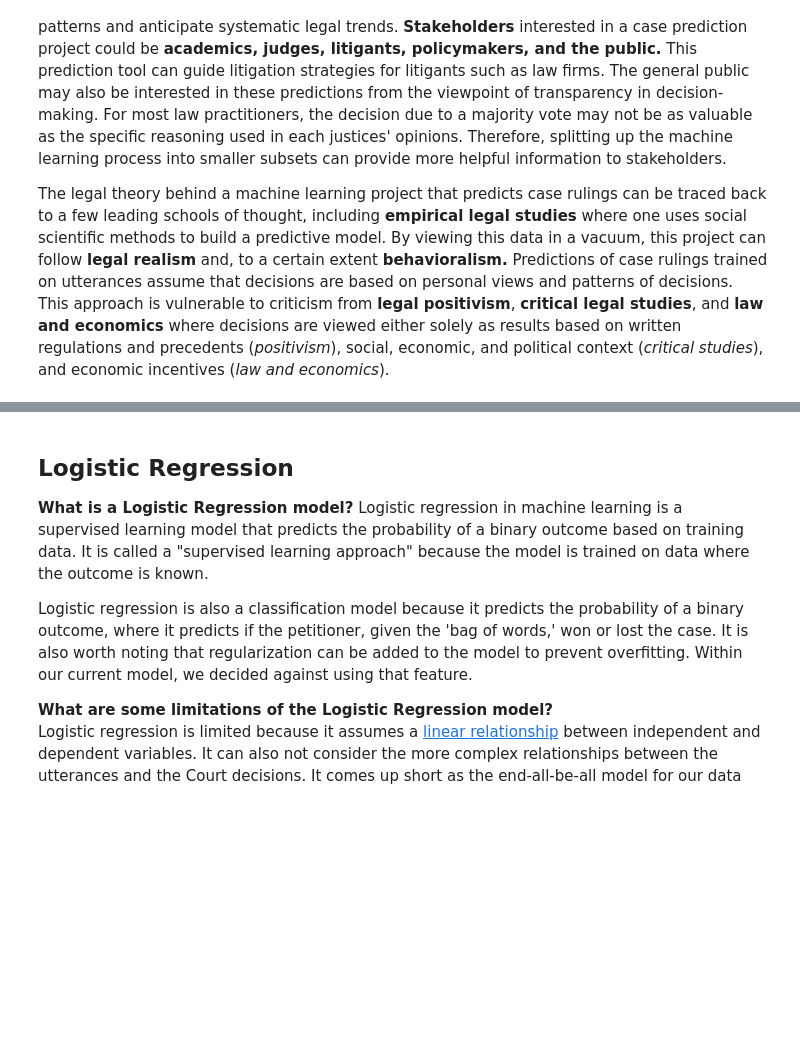
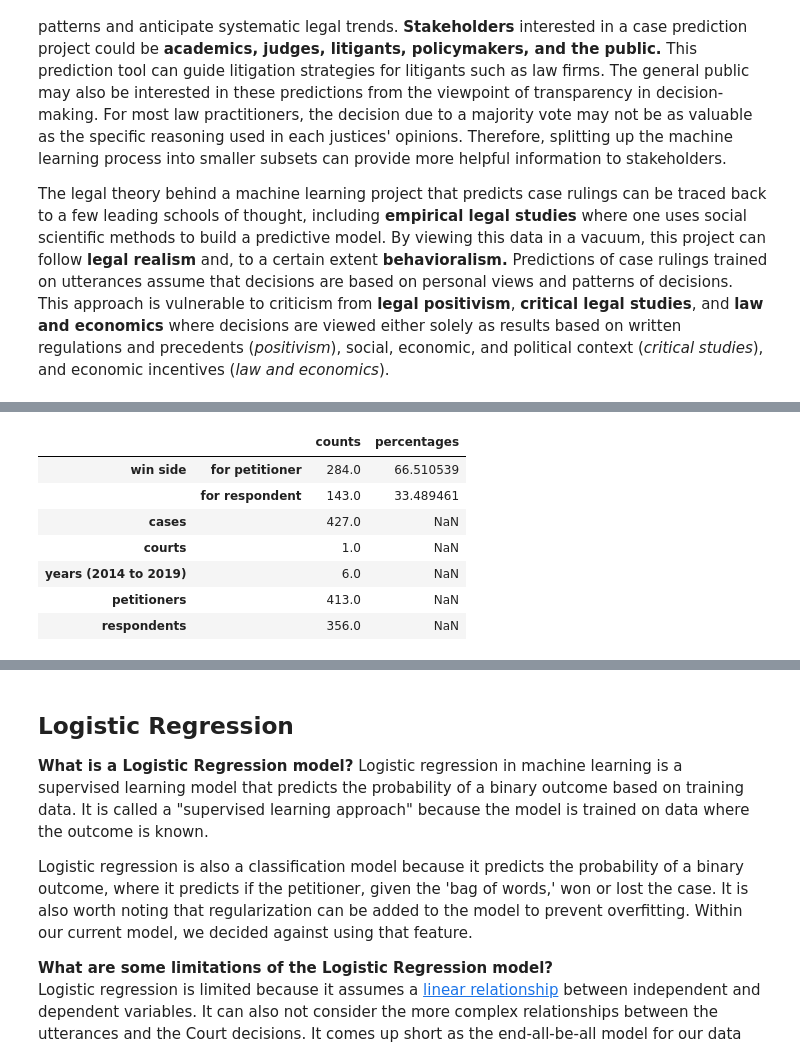
Before and after one commit to michplunkett/supreme-court-ml-predictions, a Jupyter notebook: final_report.ipynb, the cells around one changed output, grey strips where cells are left out. Saved outputs shown, nothing was run; the diff lists cells and outputs as text; code cells hidden in the pictures; blank space fills up the shorter version.

```diff
--- a/final_report.ipynb
+++ b/final_report.ipynb
@@ -83,0 +158,11 @@ The legal theory behind a machine learning project that predicts case rulings ca
+# %%
+ds.cases_stats
+# %% [output]
+|  |  | counts | percentages |
+| win side | for petitioner | 284.0 | 66.510539 |
+|  | for respondent | 143.0 | 33.489461 |
+| cases |  | 427.0 | NaN |
+| courts |  | 1.0 | NaN |
+| years (2014 to 2019) |  | 6.0 | NaN |
+| petitioners |  | 413.0 | NaN |
+| respondents |  | 356.0 | NaN |
```
Also changed, not shown: parts of 13 cells of this notebook.
